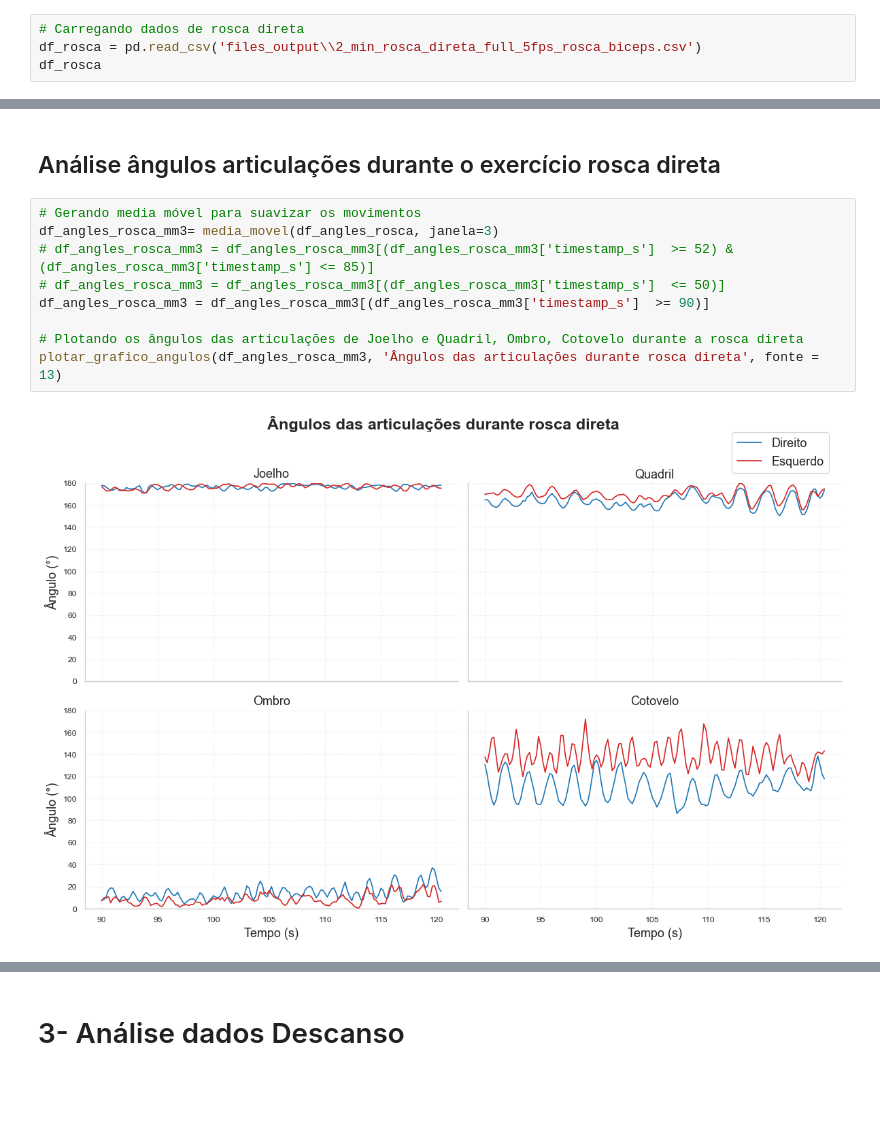
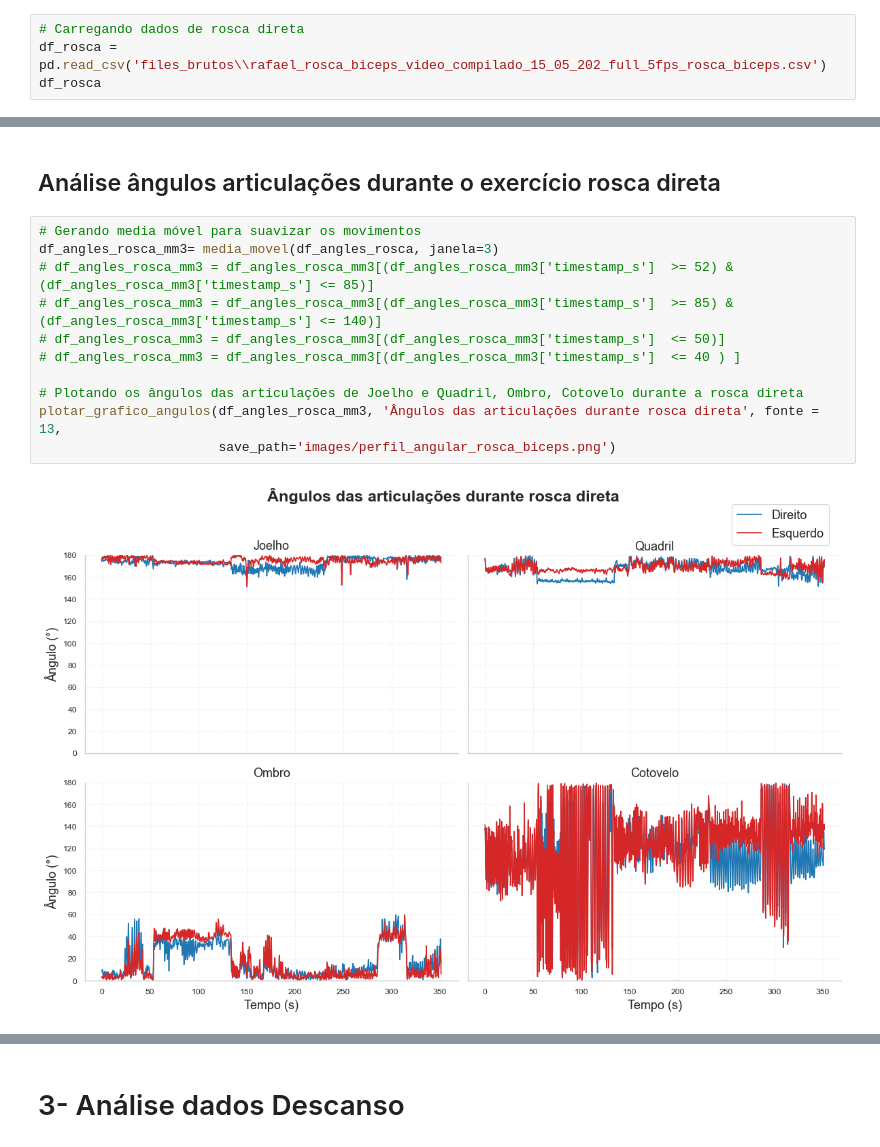
Before and after one commit to RafaelLuckner/RACE, a Jupyter notebook: 1-Análise_detalhada_landmarks.ipynb, the cells around one changed output, grey strips where cells are left out. Drawn from its saved outputs; the diff is of its cells as text; blank space fills up the shorter version.

```diff
--- a/1-Análise_detalhada_landmarks.ipynb
+++ b/1-Análise_detalhada_landmarks.ipynb
@@ -127,7 +129,7 @@ detectar_repeticoes_exercicio(
 # 3- Análise dados Rosca Direta
 # %%
 # Carregando dados de rosca direta
-df_rosca = pd.read_csv('files_output\\2_min_rosca_direta_full_5fps_rosca_biceps.csv')
+df_rosca = pd.read_csv('files_brutos\\rafael_rosca_biceps_video_compilado_15_05_202_full_5fps_rosca_biceps.csv')
 df_rosca
 # %% [output]
 |  | frame | processed_frame | timestamp_s | model | processing_time_ms | landmark_idx | landmark_name | ... |
@@ -166,14 +168,16 @@ df_angles_rosca
 # %%
 # Gerando media móvel para suavizar os movimentos
 df_angles_rosca_mm3= media_movel(df_angles_rosca, janela=3)
 # df_angles_rosca_mm3 = df_angles_rosca_mm3[(df_angles_rosca_mm3['timestamp_s']  >= 52) & (df_angles_rosca_mm3['timestamp_s'] <= 85)]
+# df_angles_rosca_mm3 = df_angles_rosca_mm3[(df_angles_rosca_mm3['timestamp_s']  >= 85) & (df_angles_rosca_mm3['timestamp_s'] <= 140)]
 # df_angles_rosca_mm3 = df_angles_rosca_mm3[(df_angles_rosca_mm3['timestamp_s']  <= 50)]
-df_angles_rosca_mm3 = df_angles_rosca_mm3[(df_angles_rosca_mm3['timestamp_s']  >= 90)]
+# df_angles_rosca_mm3 = df_angles_rosca_mm3[(df_angles_rosca_mm3['timestamp_s']  <= 40 ) ]
 
 # Plotando os ângulos das articulações de Joelho e Quadril, Ombro, Cotovelo durante a rosca direta
-plotar_grafico_angulos(df_angles_rosca_mm3, 'Ângulos das articulações durante rosca direta', fonte = 13)
+plotar_grafico_angulos(df_angles_rosca_mm3, 'Ângulos das articulações durante rosca direta', fonte = 13,
+                       save_path='images/perfil_angular_rosca_biceps.png')
 # %% [output]
-[figure, old version]
+[figure, new version]
 # %%
 # Utilizando método de detecção de repetições baseado em vales para contagem das repetições de rosca direta
 detectar_repeticoes_exercicio(
```
Also changed, not shown: parts of 19 cells of this notebook, 24 other files.
